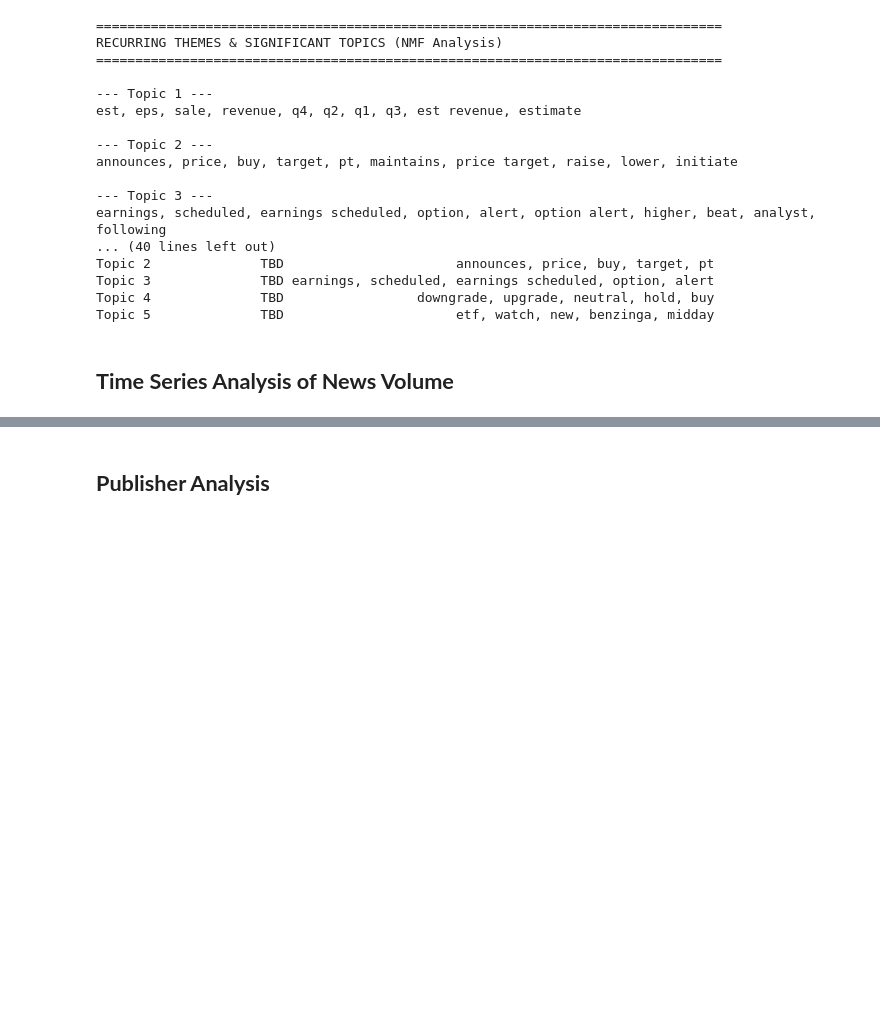
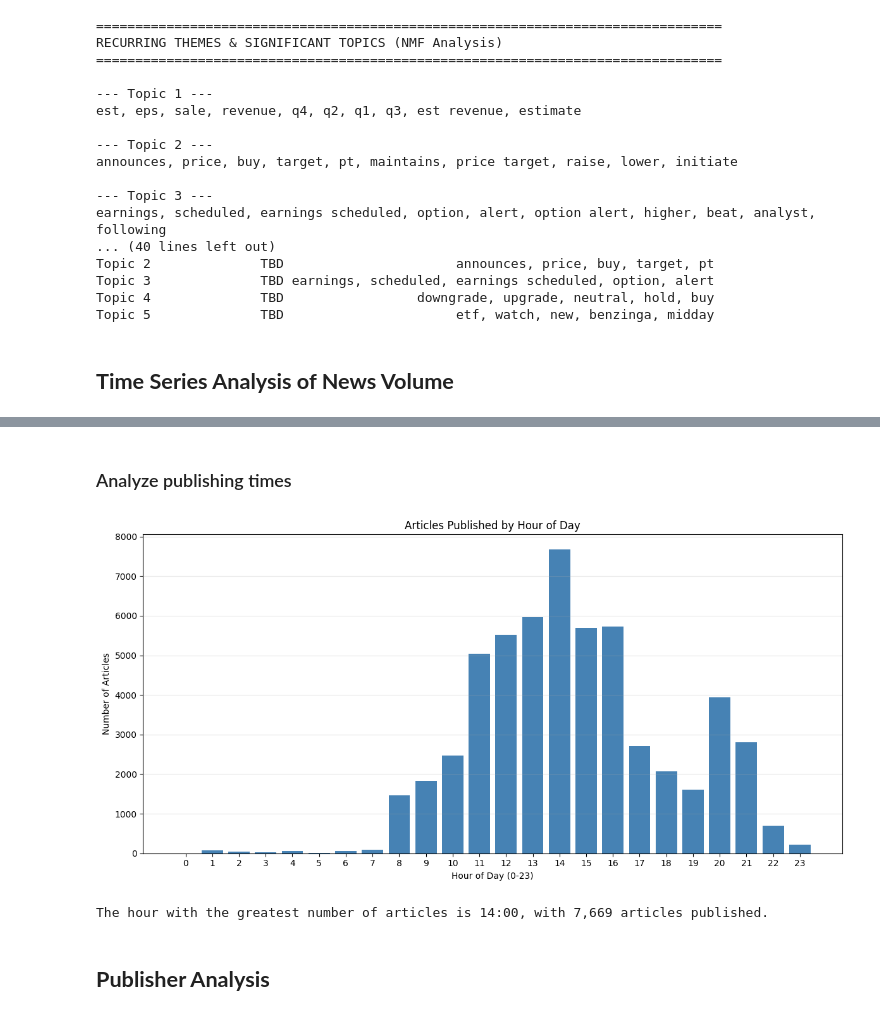
Before and after one commit to Melki123shi/news-driven-stock-analysis, a Jupyter notebook: notebooks/eda.ipynb, the cells around one changed output, grey strips where cells are left out. Cells and saved outputs as stored; diff of their text form; code cells hidden in the pictures; blank space fills up the shorter version.

Commit message:
fix: update analyze puplishing time

```diff
--- a/notebooks/eda.ipynb
+++ b/notebooks/eda.ipynb
@@ -481,0 +426,4 @@ Peak publishing hour: 14:00 with 7669 articles
+# %%
+# Ensure the 'date' column is in datetime format and drop any rows where it's invalid
+df_news['date'] = pd.to_datetime(df_news['date'], errors='coerce', utc=True)
+df_news.dtypes
@@ -481,0 +440,15 @@ Peak publishing hour: 14:00 with 7669 articles
+# %%
+# Remove timezone information to prevent mixing tz-aware and tz-naive datetimes
+if df_news['date'].dt.tz is not None:
+    df_news['date'] = df_news['date'].dt.tz_localize(None)
+
+print("Data types in df_news:")
+print(df_news.dtypes)
+print("Date range in df_news:")
+
+_before = df_news['date'].count()
+date_series = df_news["date"].dropna()
+_after = date_series.count()
+
+print(f"Removed {_before - _after} rows with invalid dates. Remaining valid dates: {_after}")
+print(f"Null values in 'date' column: {df_news['date'].isna().sum()}")
@@ -482,3 +582,37 @@ Peak publishing hour: 14:00 with 7669 articles
+# %% [markdown]
+### Analyze publishing times
+# %%
+df_news["publication_hour"] = (
+    df_news["date"].dt.hour
+)
+
+hourly_counts = (
+    df_news["publication_hour"]
+    .value_counts()
+    .sort_index()
+)
+hourly_counts
+# Set the zero index count to 0
+hourly_counts.iloc[0] = 0
+
+# Create a bar graph
+plt.figure(figsize=(12, 6))
+plt.bar(hourly_counts.index, hourly_counts.values, color='steelblue')
+plt.xlabel('Hour of Day (0-23)')
+plt.ylabel('Number of Articles')
+plt.title('Articles Published by Hour of Day')
+plt.xticks(range(0, 24))
+plt.grid(True, alpha=0.3, axis='y')
+plt.tight_layout()
+plt.show()
+
+peak_hour = hourly_counts.idxmax()
+peak_count = hourly_counts.max()
+
+print(f"The hour with the greatest number of articles is {peak_hour}:00, with {peak_count:,} articles published.")
+# %% [output]
+[figure, added]
+The hour with the greatest number of articles is 14:00, with 7,669 articles published.
 # %% [markdown]
 ## **Publisher Analysis**
 # %%
```
Also changed, not shown: parts of 14 cells of this notebook.
